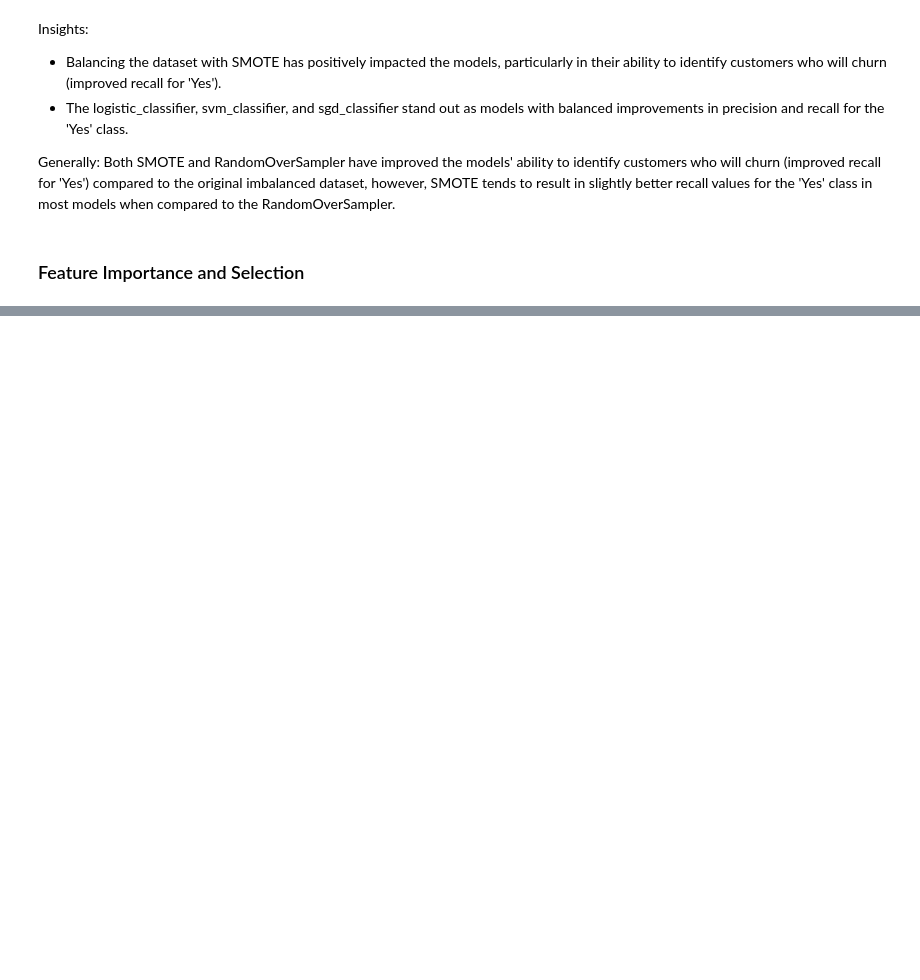
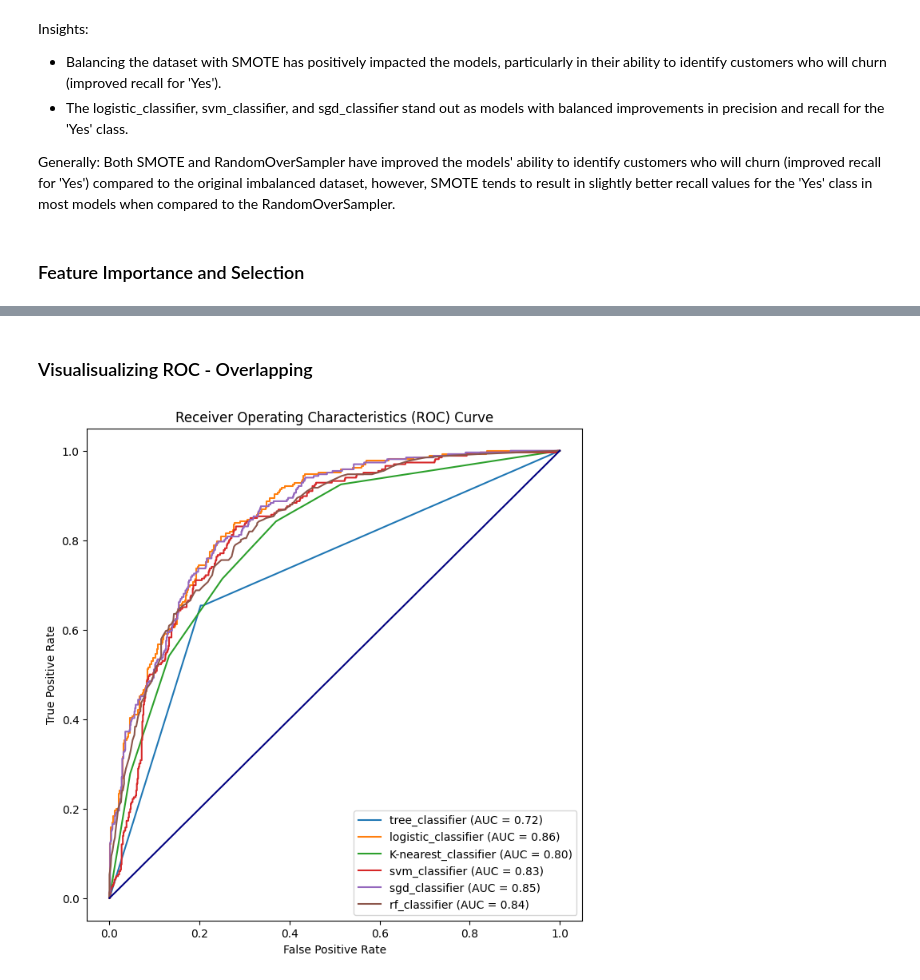
Before and after one commit to Elphoxa/Customer-Churn-Prediction-project, a Jupyter notebook: notebook 3.ipynb, the cells around one changed output, grey strips where cells are left out. Cells and saved outputs as stored; diff of their text form; code cells hidden in the pictures; blank space fills up the shorter version.

```diff
--- a/notebook 3.ipynb
+++ b/notebook 3.ipynb
@@ -1164,7 +985,7 @@ weighted avg       0.78      0.79      0.79      1007
 # balance the dataset using the randomoversmaplier
 samplier = RandomOverSampler(random_state=42)
 
-X_train_resampled, y_train_resampled = samplier.fit_resample(X_train, y_train)
+X_train_resampled, y_train_resampled = samplier.fit_resample(X_train, y_train_encoded)
 # %%
 # List of models to evaluate
 models = [
@@ -1276,17 +1097,19 @@ Generally: Both SMOTE and RandomOverSampler have improved the models' ability to
 ### Feature Importance and Selection
 # %%
 # Initialize SelectKBest for feature selection and setting the number of features
-selection = SelectKBest(mutual_info_classif, k=21)
+selection = SelectKBest(mutual_info_classif, k=15)
 
 # List of models to evaluate
 models = [
     ('tree_classifier', DecisionTreeClassifier(random_state=42)),
     ('logistic_classifier', LogisticRegression(random_state=42)),
     ('K-nearest_classifier', KNeighborsClassifier()),
-    ('svm_classifier', SVC(random_state=42)),
-    ('sgd_classifier', SGDClassifier(random_state=42)),
+    ('svm_classifier', SVC(random_state=42, probability=True)),
+    ('sgd_classifier', SGDClassifier(loss='log_loss', random_state=42)),
     ('rf_classifier', RandomForestClassifier(random_state=42))
 ]
+all_pipeline = {}
+
 # Iterate through models and apply SMOTE within the pipeline
 for model_name, classifier in models:
     pipeline = impipeline(steps=[
@@ -1297,15 +1120,17 @@ for model_name, classifier in models:
     ])
 
     # Train the model
-    pipeline.fit(X_train, y_train)
+    pipeline.fit(X_train, y_train_encoded)
+
+    all_pipeline[model_name] = pipeline
 
     # Make predictions
     y_pred = pipeline.predict(X_test)
 
     # Print classification report
     print(f'Report for {model_name}')
-    print(classification_report(y_test, y_pred))
-    print('=' * 60)
+    print(classification_report(y_test_encoded, y_pred))
+    print('=' * 58)
 # %% [output]
 Report for tree_classifier
               precision    recall  f1-score   support
@@ -1326,0 +1152,49 @@ weighted avg       0.80      0.80      0.80      1007
+# %% [markdown]
+### Visualisualizing ROC - Overlapping
+# %%
+# Create a figure and axis for the plot
+fig, ax = plt.subplots(figsize=(8, 8))
+
+roc_curve_data = {}
+all_pipeline = {}
+
+# Iterate through models and apply SMOTE within the pipeline
+for model_name, classifier in models:
+    pipeline = impipeline(steps=[
+        ('preprocessor', preprocessor),
+        ('smote', SMOTE(random_state=42)),
+        ('feature_importance', selection),
+        ('classifier', classifier)
+    ])
+
+    # Train the model
+    pipeline.fit(X_train, y_train_encoded)
+
+    y_score = pipeline.predict_proba(X_test)[:, 1]
+    all_pipeline[model_name] = pipeline
+
+    fpr, tpr, threshold = roc_curve(y_test_encoded, y_score)
+
+    roc_auc = auc(fpr, tpr)
+
+    roc_curve_df = pd.DataFrame({'False Positive Rate': fpr, 'True Positive Rate': tpr, 'Threshold': threshold})
+
+    roc_curve_data[model_name] = roc_curve_df
+
+    ax.plot(fpr, tpr, label=f'{model_name} (AUC = {roc_auc:.2f})')
+
+# Plot the diagonal line
+ax.plot([0, 1], [0, 1], color='navy', linestyle='-')
+
+# Set labels and title
+ax.set_xlabel('False Positive Rate')
+ax.set_ylabel('True Positive Rate')
+ax.set_title('Receiver Operating Characteristics (ROC) Curve')
+
+# Add legend to the plot
+ax.legend(loc='lower right')
+
+# Show the plot after the for loop
+plt.show()
+# %% [output]
+[figure, added]
```
Also changed, not shown: parts of 31 cells of this notebook.
